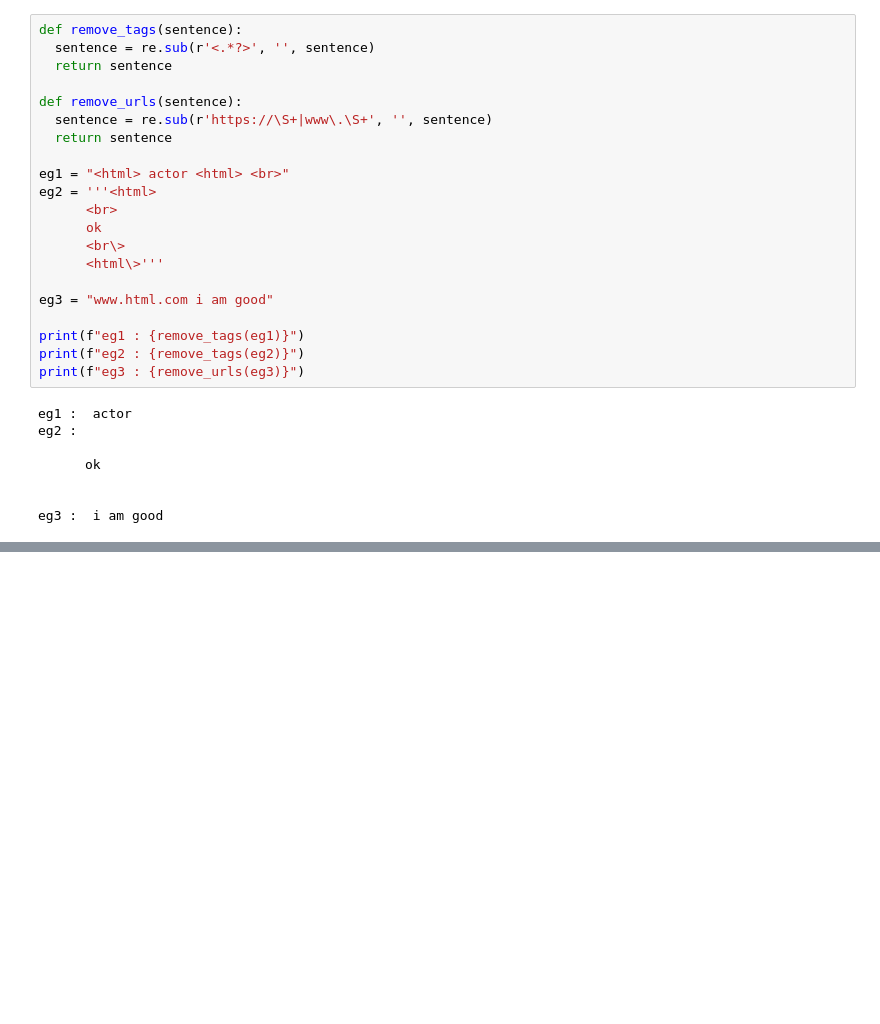
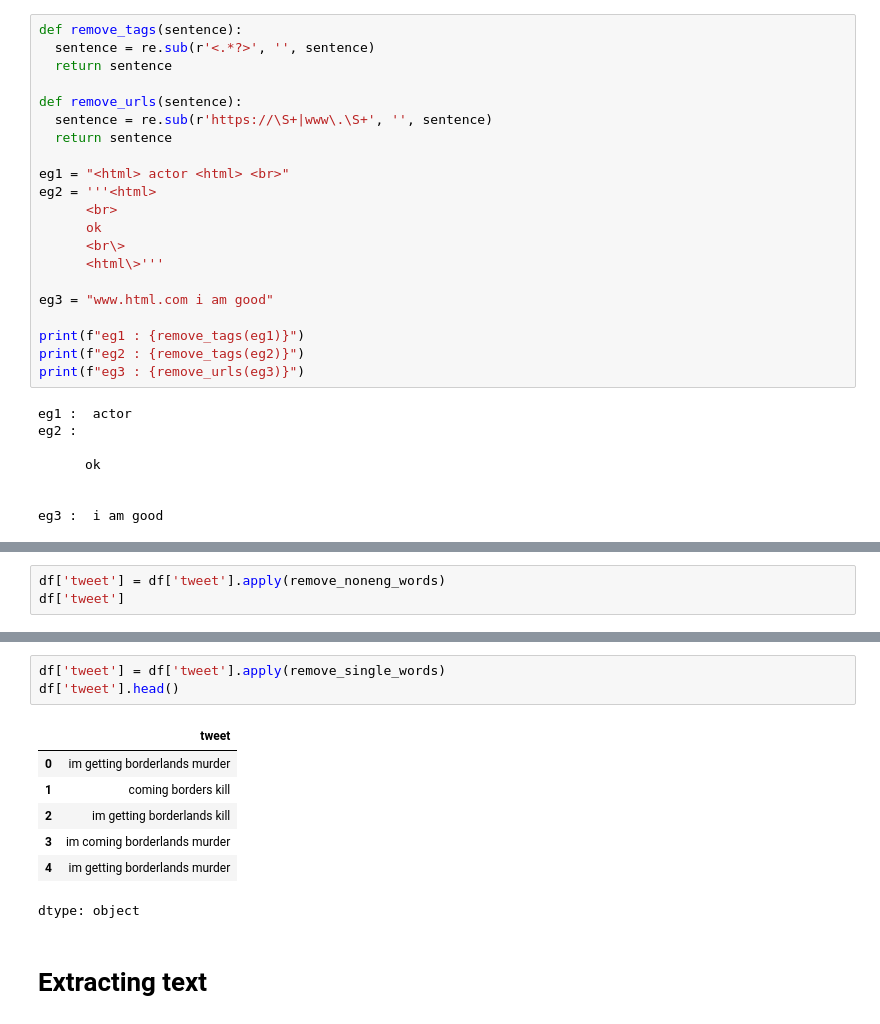
Before and after one commit to Jaskeerat23/DSA_codes, a Jupyter notebook: X_Sentiment_classification.ipynb, the cells around one changed output, grey strips where cells are left out. Cells and saved outputs as stored; diff of their text form; blank space fills up the shorter version.

```diff
--- a/X_Sentiment_classification.ipynb
+++ b/X_Sentiment_classification.ipynb
@@ -118,0 +232,3 @@ df.head()
+# %%
+df['tweet'] = df['tweet'].apply(remove_noneng_words)
+df['tweet']
@@ -118,0 +255,13 @@ df.head()
+# %%
+df['tweet'] = df['tweet'].apply(remove_single_words)
+df['tweet'].head()
+# %% [output]
+|  | tweet |
+| 0 | im getting borderlands murder |
+| 1 | coming borders kill |
+| 2 | im getting borderlands kill |
+| 3 | im coming borderlands murder |
+| 4 | im getting borderlands murder |
+dtype: object
+# %% [markdown]
+# **Extracting text**
```
Also changed, not shown: parts of 31 cells of this notebook.
